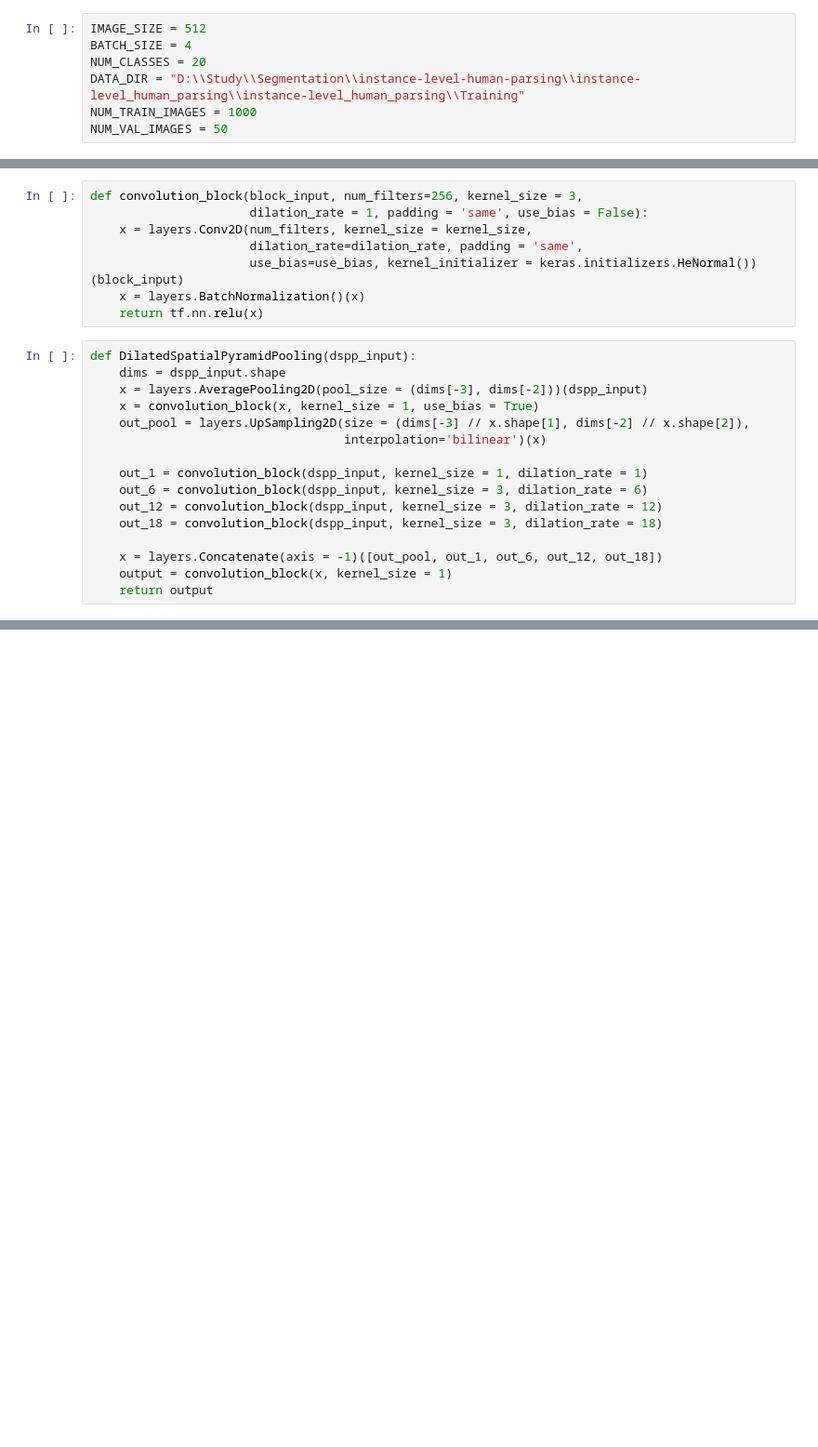
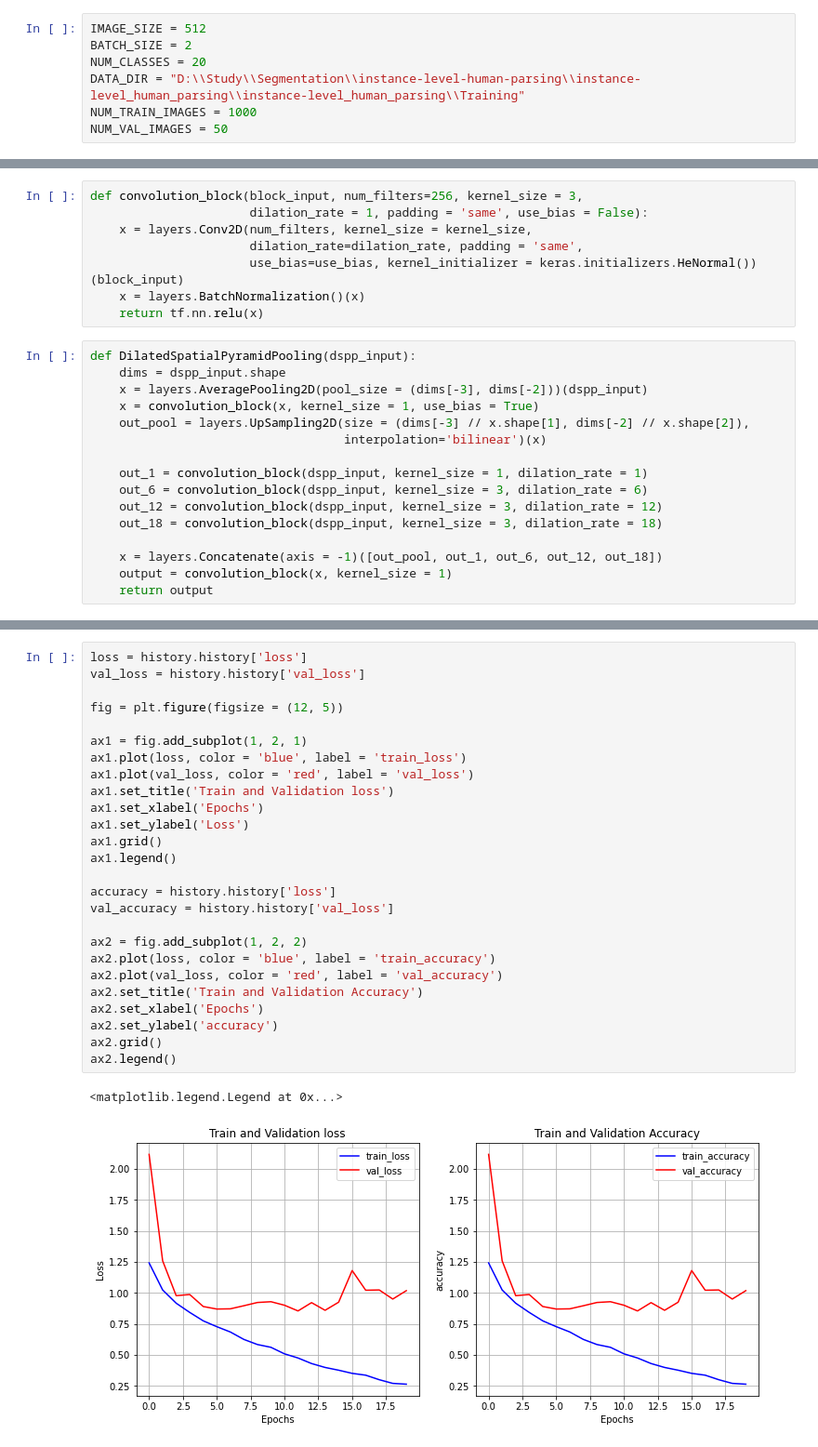
Before and after one commit to dmsxkr2004/Study, a Jupyter notebook: segmentation_2/deeplabv3.ipynb, the cells around one changed output, grey strips where cells are left out. Shown at 93% size. Saved outputs shown, nothing was run; the diff lists cells and outputs as text; blank space fills up the shorter version.

```diff
--- a/segmentation_2/deeplabv3.ipynb
+++ b/segmentation_2/deeplabv3.ipynb
@@ -11,7 +11,7 @@ from tensorflow import keras
 from tensorflow.keras import layers
 # %%
 IMAGE_SIZE = 512
-BATCH_SIZE = 4
+BATCH_SIZE = 2
 NUM_CLASSES = 20
 DATA_DIR = "D:\\Study\\Segmentation\\instance-level-human-parsing\\instance-level_human_parsing\\instance-level_human_parsing\\Training"
 NUM_TRAIN_IMAGES = 1000
@@ -138,0 +151,29 @@ ResourceExhaustedError:  OOM when allocating tensor with shape[4,256,512,512] an
+# %%
+loss = history.history['loss']
+val_loss = history.history['val_loss']
+
+fig = plt.figure(figsize = (12, 5))
+
+ax1 = fig.add_subplot(1, 2, 1)
+ax1.plot(loss, color = 'blue', label = 'train_loss')
+ax1.plot(val_loss, color = 'red', label = 'val_loss')
+ax1.set_title('Train and Validation loss')
+ax1.set_xlabel('Epochs')
+ax1.set_ylabel('Loss')
+ax1.grid()
+ax1.legend()
+
+accuracy = history.history['loss']
+val_accuracy = history.history['val_loss']
+
+ax2 = fig.add_subplot(1, 2, 2)
+ax2.plot(loss, color = 'blue', label = 'train_accuracy')
+ax2.plot(val_loss, color = 'red', label = 'val_accuracy')
+ax2.set_title('Train and Validation Accuracy')
+ax2.set_xlabel('Epochs')
+ax2.set_ylabel('accuracy')
+ax2.grid()
+ax2.legend()
+# %% [output]
+<matplotlib.legend.Legend at 0x...>
+[figure, added]
```
Also changed, not shown: parts of 11 cells of this notebook.
